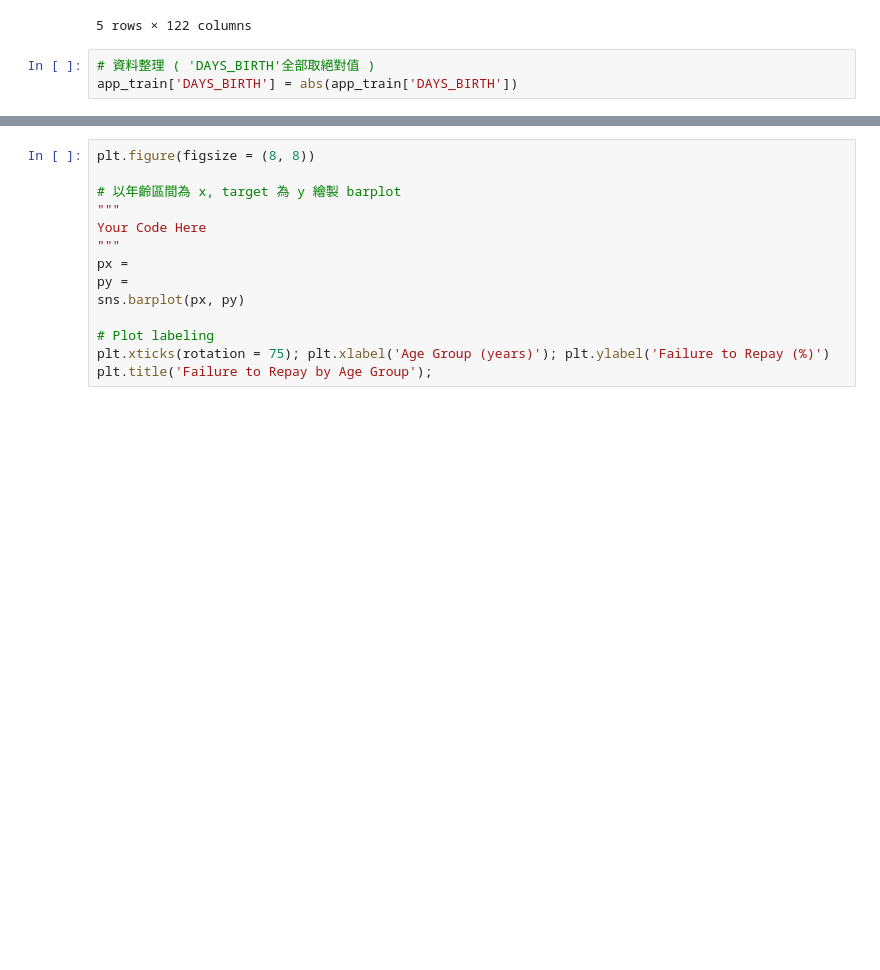
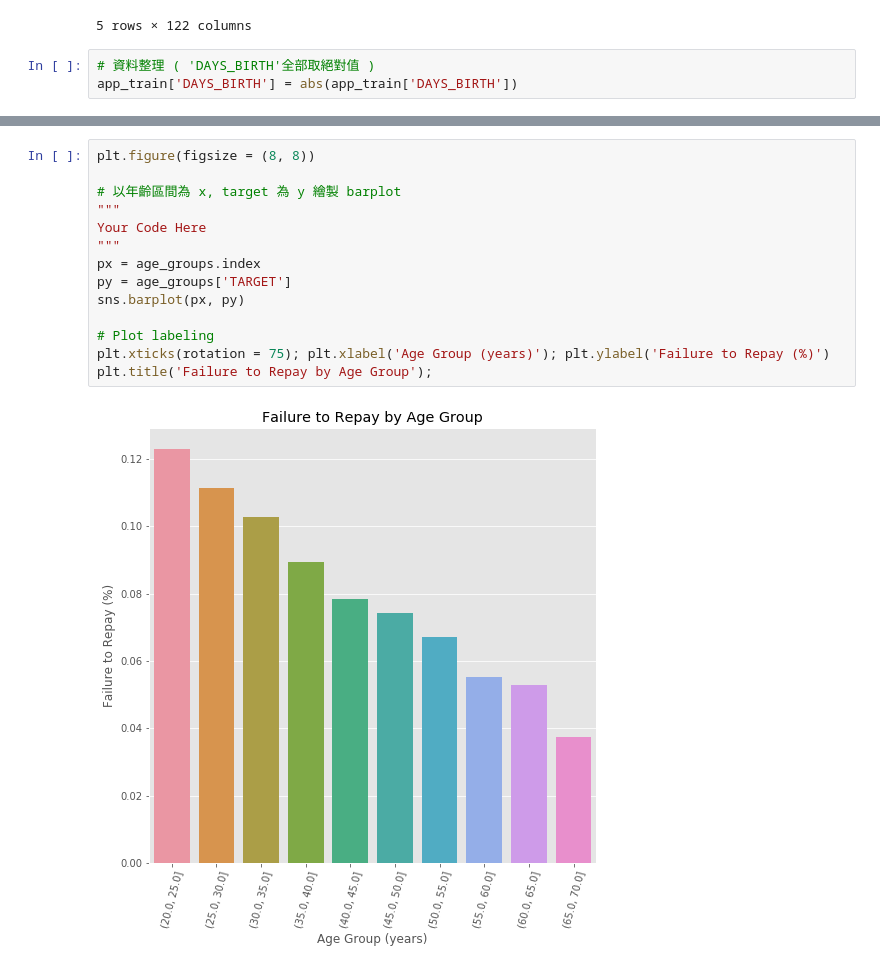
Before and after one commit to HT-Sung/ML100Days, a Jupyter notebook: homework/Day_016_HW.ipynb, the cells around one changed output, grey strips where cells are left out. Saved outputs shown, nothing was run; the diff lists cells and outputs as text; blank space fills up the shorter version.

```diff
--- a/homework/Day_016_HW.ipynb
+++ b/homework/Day_016_HW.ipynb
@@ -103,14 +125,16 @@ age_groups
 # %%
 plt.figure(figsize = (8, 8))
 
 # 以年齡區間為 x, target 為 y 繪製 barplot
 """
 Your Code Here
 """
-px =
-py =
+px = age_groups.index
+py = age_groups['TARGET']
 sns.barplot(px, py)
 
 # Plot labeling
 plt.xticks(rotation = 75); plt.xlabel('Age Group (years)'); plt.ylabel('Failure to Repay (%)')
 plt.title('Failure to Repay by Age Group');
+# %% [output]
+[figure, added]
```
Also changed, not shown: parts of 4 cells of this notebook.
